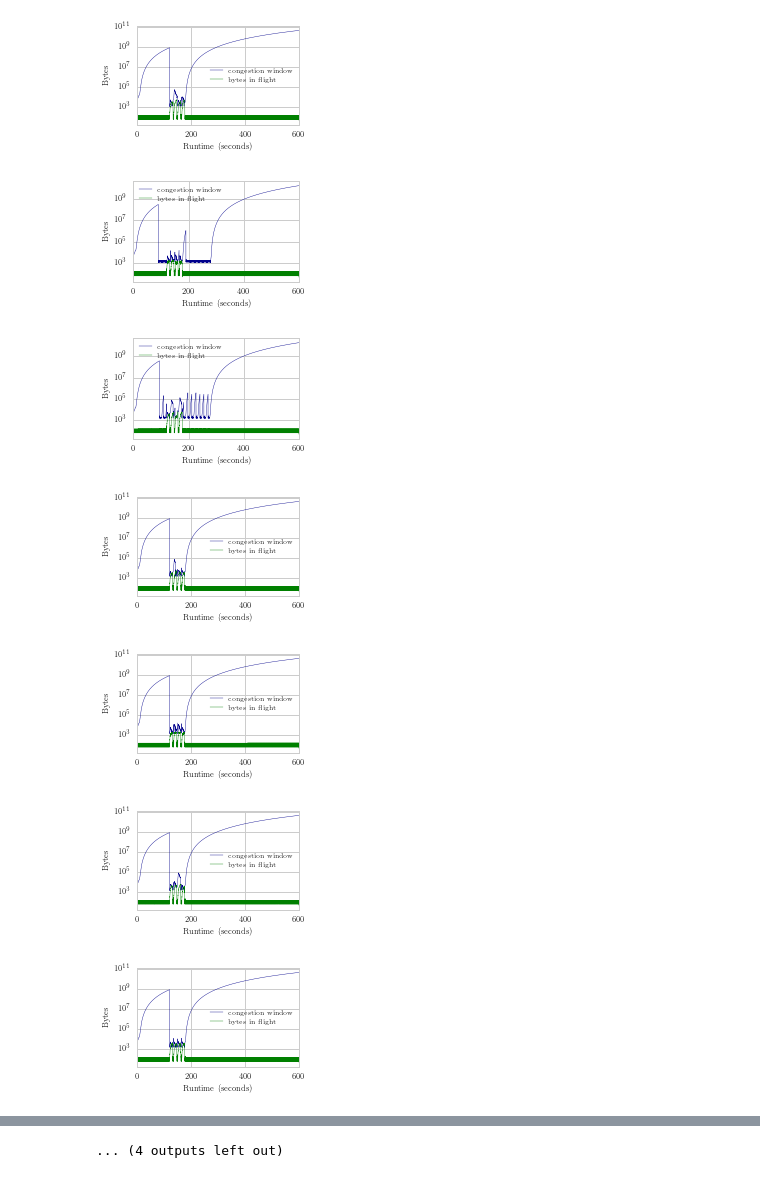
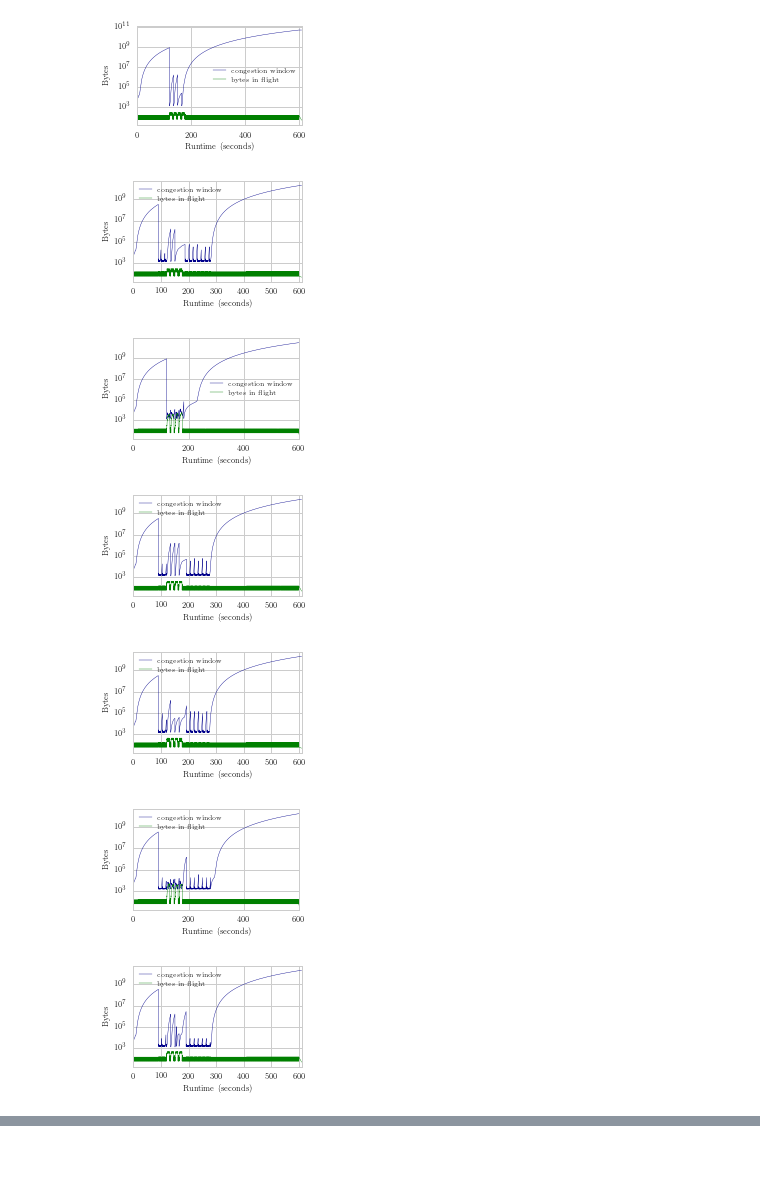
Before and after one commit to Timo2907/picoquic, a Jupyter notebook: experiments/results/eval_plot.ipynb, the cells around one changed output, grey strips where cells are left out. Saved outputs shown, nothing was run; the diff lists cells and outputs as text; code cells hidden in the pictures.

```diff
--- a/experiments/results/eval_plot.ipynb
+++ b/experiments/results/eval_plot.ipynb
@@ -739,7 +739,7 @@ plt.savefig(f+model+"_msgs_retransInTime_boxplot.pdf")
 #Single Experiment
 # DRR: Real Age of Data when CONSUMED over time
 model='ct-drr' #(ct-)ge or random or ct-drr
-for f in glob.iglob('./'+model+'/*0422*/', recursive=True): # /*directoryRegExp*/ to reduce output (long runtime)
+for f in glob.iglob('./'+model+'/*0429*/', recursive=True): # /*directoryRegExp*/ to reduce output (long runtime)
     dfapp = pd.read_csv(f+'serverAppOutput', delim_whitespace=True ,names =
                                         ['seconds_offset', 'streamid', 'length', 'msgnumber', 'consumptionage',
                                          'generationtime', 'consumptiontime'])
@@ -892,7 +883,7 @@ for f in glob.iglob('./'+model+'/*032*/', recursive=True): # /*directoryRegExp*/
 #Single Experiment
 # DRR: cwin and bytes-in-flight
 model='ct-drr' #(ct-)ge or random or ct-drr
-for f in glob.iglob('./'+model+'/*0422*/', recursive=True): # /*directoryRegExp*/ to reduce output (long runtime)
+for f in glob.iglob('./'+model+'/*0429*/', recursive=True): # /*directoryRegExp*/ to reduce output (long runtime)
 
     dfKPI = pd.read_csv(f+'firstKPIs', delim_whitespace=True, names = ['seconds_offset', 'cwin', 'bytesinflight', 'retransnumber',
                                                         'rtt_min', 'current_rtt', 'current_send_time','msgnumber',
@@ -930,8 +915,8 @@ for f in glob.iglob('./'+model+'/*0422*/', recursive=True): # /*directoryRegExp*
 [figure]
-[figure, old version]
+[figure, new version]
-[figure, old version]
+[figure, new version]
-[figure, old version]
+[figure, new version]
-[figure, old version]
+[figure, new version]
-[figure, old version]
+[figure, new version]
-[figure, old version]
+[figure, new version]
-[figure, old version]
+[figure, new version]
@@ -941,4 +924,3 @@ for f in glob.iglob('./'+model+'/*0422*/', recursive=True): # /*directoryRegExp*
-... (4 outputs left out)
 # %%
 #Single Experiment
 # DRR: retransmits over time
```
Also changed, not shown: parts of 4 cells of this notebook, 4 other files.
